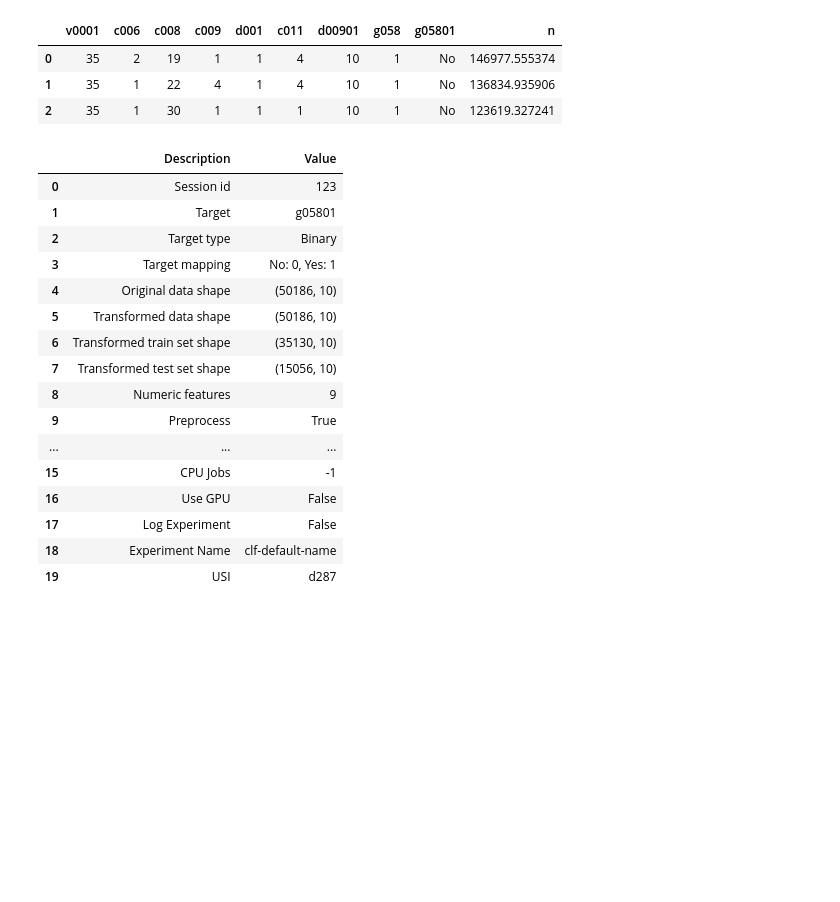
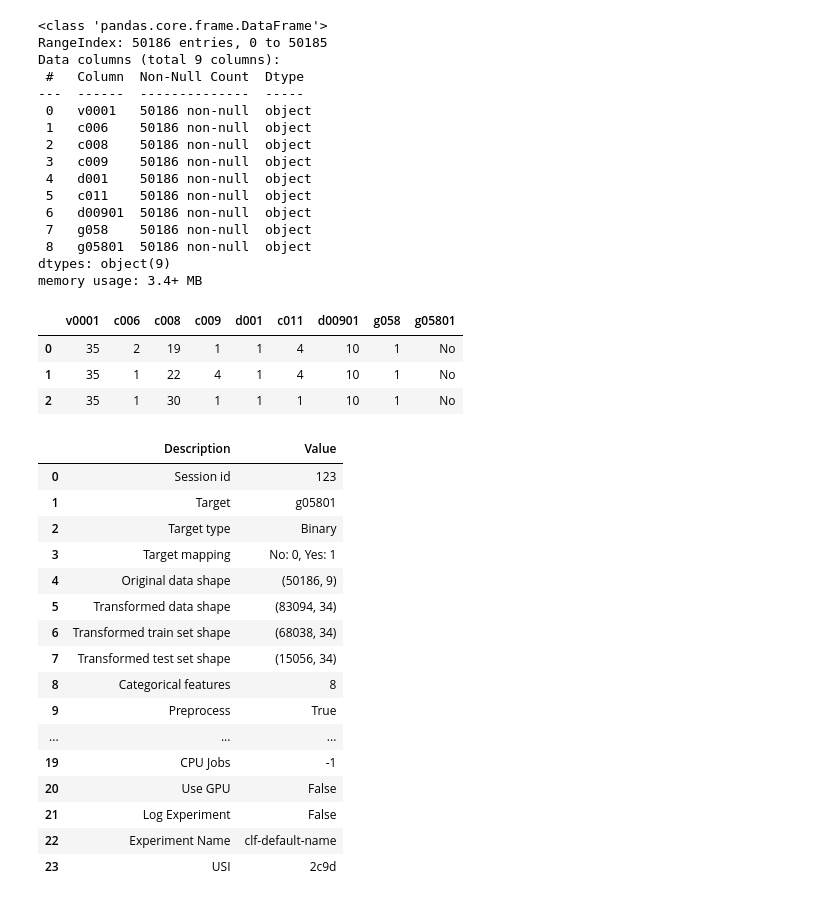
Before and after one commit to hafermoraes/dadossurdos, a Jupyter notebook: analyses/pns2019_libras.ipynb, the cells around one changed output. Saved outputs shown, nothing was run; the diff lists cells and outputs as text; code cells hidden in the pictures; blank space fills up the shorter version.

```diff
--- a/analyses/pns2019_libras.ipynb
+++ b/analyses/pns2019_libras.ipynb
@@ -1,9 +1,9 @@
 # %%
 import pandas as pd
 # %%
-abt = pd.read_csv('./libras_abt.csv')
-abt.info()
-abt.head(3)
+raw = pd.read_csv('./libras_abt.csv', dtype=str)
+raw.info()
+raw.head(3)
 # %% [output]
 <class 'pandas.core.frame.DataFrame'>
 RangeIndex: 50186 entries, 0 to 50185
@@ -29,11 +29,31 @@ memory usage: 3.8 MB
 # %%
 # https://stackoverflow.com/a/20250996
-abt["g05801"].replace({1: "Yes", 2: "No"}, inplace=True)
+weights = raw['n'].astype(float)
+abt = raw.copy()
+abt.drop(columns=['n'], inplace=True)
+abt["g05801"].replace({'1': "Yes", '2': "No"}, inplace=True)
+abt.info()
 abt.head(3)
 # %% [output]
+<class 'pandas.core.frame.DataFrame'>
+RangeIndex: 50186 entries, 0 to 50185
+Data columns (total 9 columns):
+ #   Column  Non-Null Count  Dtype
+---  ------  --------------  -----
+ 0   v0001   50186 non-null  object
+ 1   c006    50186 non-null  object
+ 2   c008    50186 non-null  object
+ 3   c009    50186 non-null  object
+ 4   d001    50186 non-null  object
+ 5   c011    50186 non-null  object
+ 6   d00901  50186 non-null  object
+ 7   g058    50186 non-null  object
+ 8   g05801  50186 non-null  object
+dtypes: object(9)
+memory usage: 3.4+ MB
-|  | v0001 | c006 | c008 | c009 | d001 | c011 | d00901 | g058 | g05801 | n |
-| 0 | 35 | 2 | 19 | 1 | 1 | 4 | 10 | 1 | No | 146977.555374 |
-| 1 | 35 | 1 | 22 | 4 | 1 | 4 | 10 | 1 | No | 136834.935906 |
-| 2 | 35 | 1 | 30 | 1 | 1 | 1 | 10 | 1 | No | 123619.327241 |
+|  | v0001 | c006 | c008 | c009 | d001 | c011 | d00901 | g058 | g05801 |
+| 0 | 35 | 2 | 19 | 1 | 1 | 4 | 10 | 1 | No |
+| 1 | 35 | 1 | 22 | 4 | 1 | 4 | 10 | 1 | No |
+| 2 | 35 | 1 | 30 | 1 | 1 | 1 | 10 | 1 | No |
 # %%
 from pycaret.classification import *
@@ -40,20 +61,26 @@ from pycaret.classification import *
 # %%
-s = setup(abt, target = 'g05801', session_id = 123)
+s = setup(
+    abt,
+    target = 'g05801',
+    fix_imbalance=True,
+    session_id = 123,
+    categorical_features=['v0001','c006','c008','c009','d001','c011','d00901','g058']
+)
 # %% [output]
 |  | Description | Value |
 | 0 | Session id | 123 |
 | 1 | Target | g05801 |
 | 2 | Target type | Binary |
 | 3 | Target mapping | No: 0, Yes: 1 |
-| 4 | Original data shape | (50186, 10) |
-| 5 | Transformed data shape | (50186, 10) |
-| 6 | Transformed train set shape | (35130, 10) |
-| 7 | Transformed test set shape | (15056, 10) |
-| 8 | Numeric features | 9 |
+| 4 | Original data shape | (50186, 9) |
+| 5 | Transformed data shape | (83094, 34) |
+| 6 | Transformed train set shape | (68038, 34) |
+| 7 | Transformed test set shape | (15056, 34) |
+| 8 | Categorical features | 8 |
 | 9 | Preprocess | True |
 | ... | ... | ... |
-| 15 | CPU Jobs | -1 |
-| 16 | Use GPU | False |
-| 17 | Log Experiment | False |
-| 18 | Experiment Name | clf-default-name |
-| 19 | USI | d287 |
+| 19 | CPU Jobs | -1 |
+| 20 | Use GPU | False |
+| 21 | Log Experiment | False |
+| 22 | Experiment Name | clf-default-name |
+| 23 | USI | 2c9d |
```
Also changed, not shown: parts of 9 cells of this notebook.
